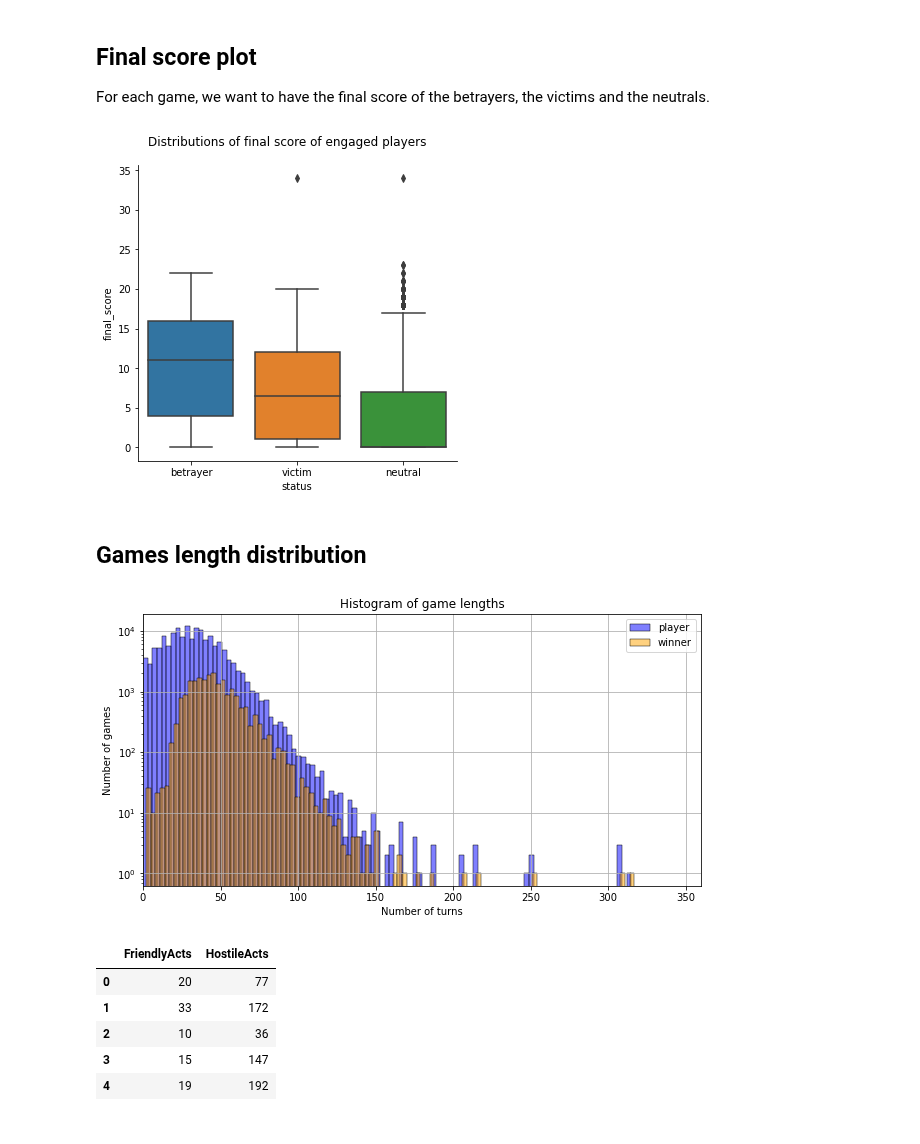
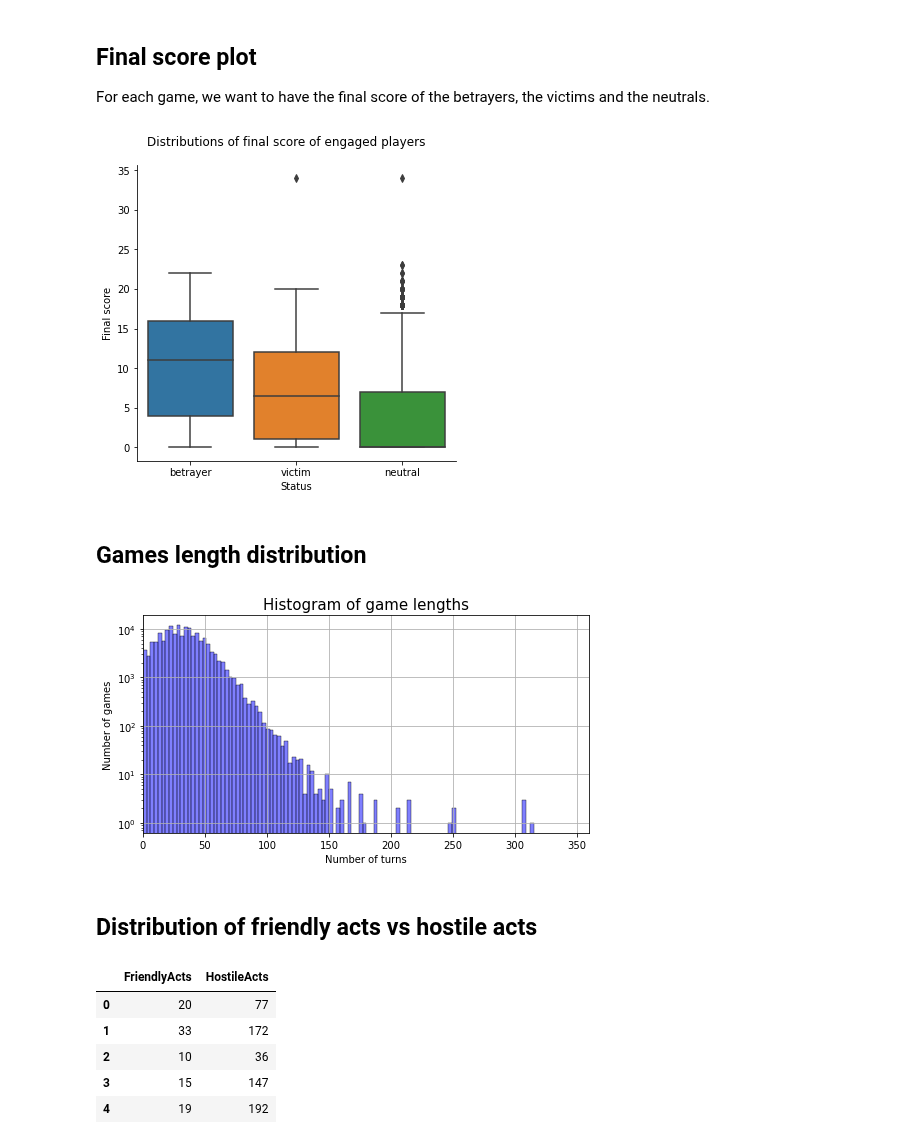
Before and after one commit to epfl-ada/ada-2020-project-milestone-p3-p3_chic, a Jupyter notebook: p4.ipynb, the cells around one changed output. Drawn from its saved outputs; the diff is of its cells as text; code cells hidden in the pictures.

```diff
--- a/p4.ipynb
+++ b/p4.ipynb
@@ -24,7 +24,11 @@ import pandas as pd
 import time
 from collections import deque
 import numpy as np
+import matplotlib.pyplot as plt
 pd.options.mode.chained_assignment = None
+
+# constant to save plots
+SAVE_PLOT = True
 # %%
 # read the dataframes
 all_games = pd.read_pickle("data/games.pkl")
@@ -1421,10 +1466,15 @@ for i in range(500):
 frame = pd.DataFrame(data = scores, columns = ["status", "final_score"])
 # %%
 # make a plot using this
-g = sns.catplot(data = frame, y = "final_score", kind = "box", x = "status") ;  # , col = "status")
+g = sns.catplot(data = frame, y = "final_score", kind = "box", x = "status").set(
+                xlabel='Status',
+                ylabel='Final score') ;  # , col = "status")
 g.fig.subplots_adjust(top=0.9)
 g.fig.suptitle("Distributions of final score of engaged players") ;
+
+if SAVE_PLOT:
+    plt.savefig('plots/distribution_score.jpg')
 # %% [output]
-[figure, old version]
+[figure, new version]
 # %% [markdown]
 ## Games length distribution
@@ -1433,29 +1481,35 @@ import matplotlib.pyplot as plt
 # %%
-# HIstogram of game lengths for the average player and for the winner
-plt.figure(figsize=(10,5))
-winner_game_lengths =  all_players.sort_values('end_turn', ascending=False).drop_duplicates(['game_id'])
+# Histogram of game lengths for the average player and for the winner
+
+plt.figure(figsize=(8,4))
+# winner_game_lengths =  all_players.sort_values('end_turn', ascending=False).drop_duplicates(['game_id'])
 game_lengths = all_players.end_turn - all_players.start_turn
 
 sns.histplot(game_lengths,
              alpha=0.5,
              binwidth=3,
              color="blue")
-sns.histplot(winner_game_lengths["end_turn"],
-             alpha=0.5,
-             binwidth=3,
-             color = "orange")
+# sns.histplot(winner_game_lengths["end_turn"],
+#              alpha=0.5,
+#              binwidth=3,
+#              color = "orange")
+# plt.legend(["player","winner"])
 
 
-plt.title("Histogram of game lengths")
+plt.title("Histogram of game lengths", fontsize=15)
 plt.xlabel("Number of turns")
 plt.ylabel("Number of games")
 plt.yscale("log")
 plt.xlim(0,360 )
 plt.grid(True)
-plt.legend(["player","winner"])
+
+if SAVE_PLOT:
+    plt.savefig('plots/game_length_histogram.jpg')
 plt.show()
 # %% [output]
-[figure, old version]
+[figure, new version]
+# %% [markdown]
+## Distribution of friendly acts vs hostile acts
 # %%
 # sample of 500 games picked randomly from the original dataset
 games_features = np.load("data/subset_T500_N1_unfiltered/games_features_id.npy", allow_pickle=True)
```
Also changed, not shown: parts of 42 cells of this notebook, 1 other file.
